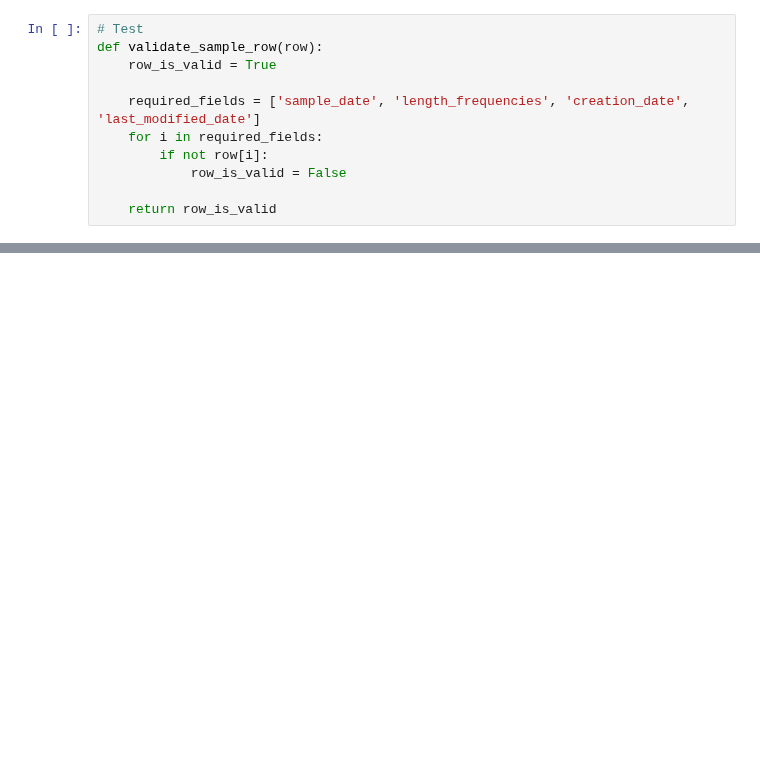
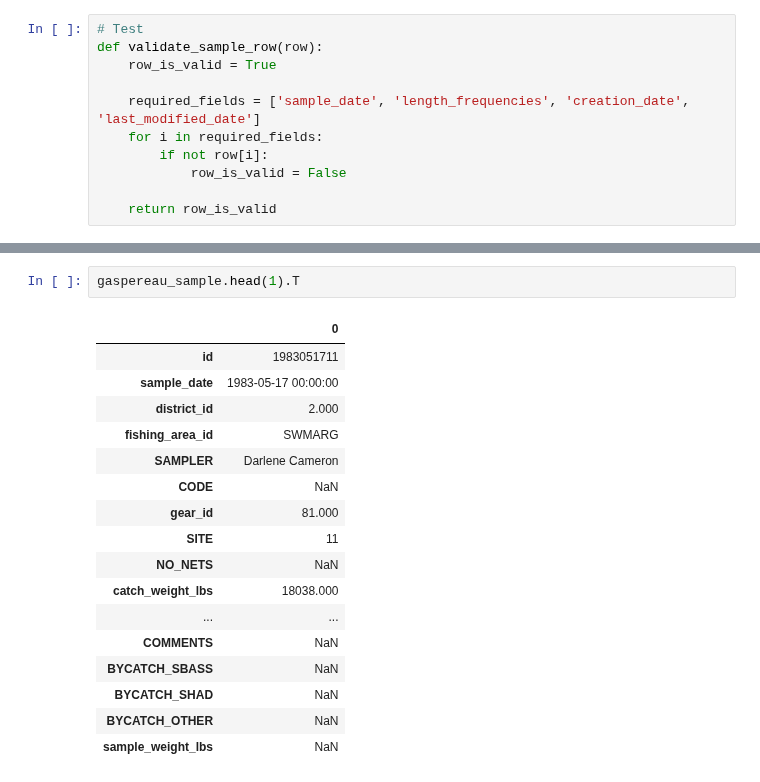
Before and after one commit to dfo-gulf-science/Gaspereau, a Jupyter notebook: 9. Import Script Questions and Answers.ipynb, the cells around one changed output, grey strips where cells are left out. Cells and saved outputs as stored; diff of their text form; blank space fills up the shorter version.

```diff
--- a/9. Import Script Questions and Answers.ipynb
+++ b/9. Import Script Questions and Answers.ipynb
@@ -303,0 +337,20 @@ remarks
+# %%
+gaspereau_sample.head(1).T
+# %% [output]
+|  | 0 |
+| id | 1983051711 |
+| sample_date | 1983-05-17 00:00:00 |
+| district_id | 2.000 |
+| fishing_area_id | SWMARG |
+| SAMPLER | Darlene Cameron |
+| CODE | NaN |
+| gear_id | 81.000 |
+| SITE | 11 |
+| NO_NETS | NaN |
+| catch_weight_lbs | 18038.000 |
+| ... | ... |
+| COMMENTS | NaN |
+| BYCATCH_SBASS | NaN |
+| BYCATCH_SHAD | NaN |
+| BYCATCH_OTHER | NaN |
+| sample_weight_lbs | NaN |
```
Also changed, not shown: parts of 21 cells of this notebook.
